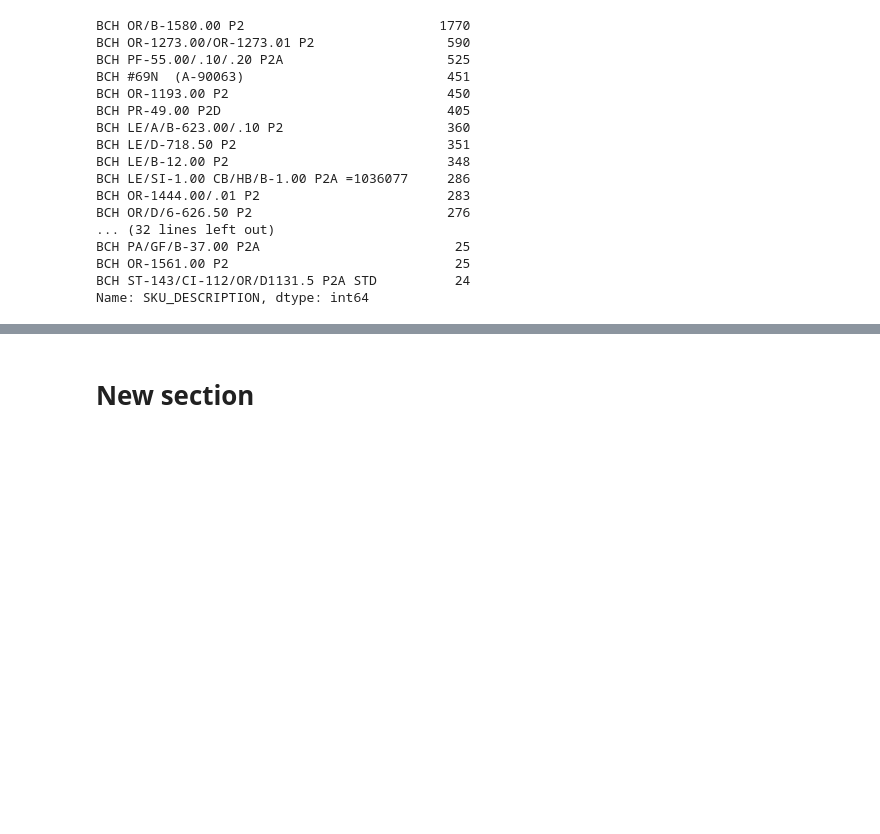
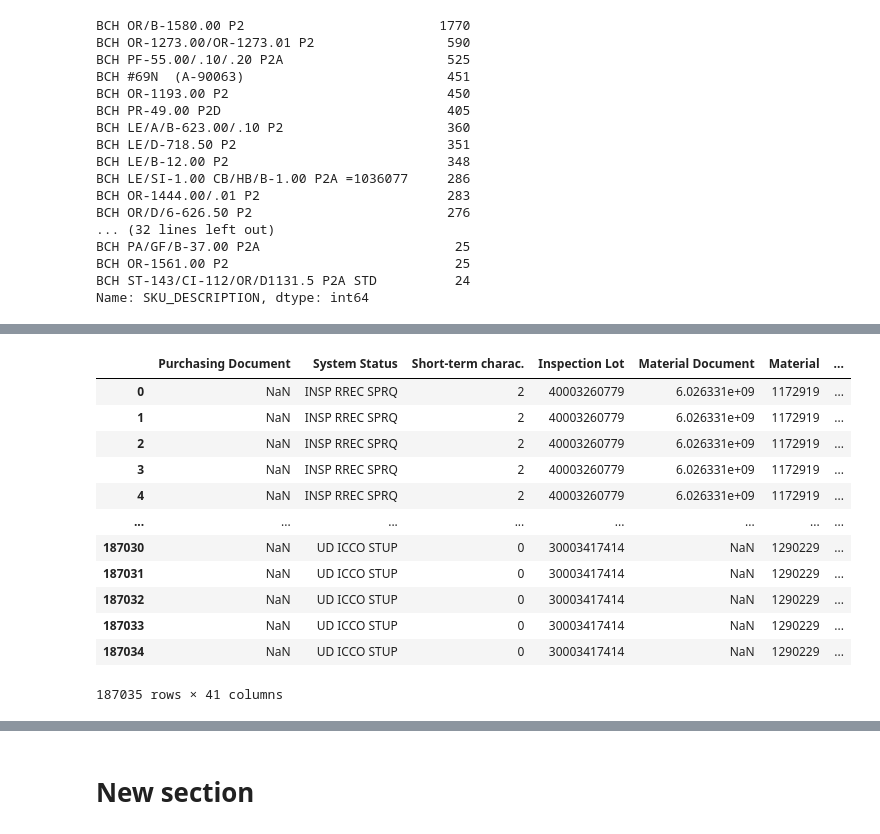
Before and after one commit to MichelleMoran431/Capstone---CCT, a Jupyter notebook: EDA_PART_1.ipynb, the cells around one changed output, grey strips where cells are left out. Cells and saved outputs as stored; diff of their text form; code cells hidden in the pictures; blank space fills up the shorter version.

```diff
--- a/EDA_PART_1.ipynb
+++ b/EDA_PART_1.ipynb
@@ -135,0 +139,3 @@ Name: SKU, dtype: int64
+# %%
+from google.colab import files
+uploaded2 = files.upload()
@@ -135,0 +145,4 @@ Name: SKU, dtype: int64
+# %%
+import io
+uploaded2 = pd.read_csv(io.BytesIO(uploaded2['Combined mucilage batches (1).csv']))
+# Dataset is now stored in a Pandas Dataframe
@@ -135,0 +176,19 @@ Name: SKU, dtype: int64
+# %%
+df_master = uploaded2.merge(uploaded,
+                   on = "Material",
+                   how = 'inner')
+df_master
+# %% [output]
+|  | Purchasing Document | System Status | Short-term charac. | Inspection Lot | Material Document | Material | ... |
+| 0 | NaN | INSP RREC SPRQ | 2 | 40003260779 | 6.026331e+09 | 1172919 | ... |
+| 1 | NaN | INSP RREC SPRQ | 2 | 40003260779 | 6.026331e+09 | 1172919 | ... |
+| 2 | NaN | INSP RREC SPRQ | 2 | 40003260779 | 6.026331e+09 | 1172919 | ... |
+| 3 | NaN | INSP RREC SPRQ | 2 | 40003260779 | 6.026331e+09 | 1172919 | ... |
+| 4 | NaN | INSP RREC SPRQ | 2 | 40003260779 | 6.026331e+09 | 1172919 | ... |
+| ... | ... | ... | ... | ... | ... | ... | ... |
+| 187030 | NaN | UD ICCO STUP | 0 | 30003417414 | NaN | 1290229 | ... |
+| 187031 | NaN | UD ICCO STUP | 0 | 30003417414 | NaN | 1290229 | ... |
+| 187032 | NaN | UD ICCO STUP | 0 | 30003417414 | NaN | 1290229 | ... |
+| 187033 | NaN | UD ICCO STUP | 0 | 30003417414 | NaN | 1290229 | ... |
+| 187034 | NaN | UD ICCO STUP | 0 | 30003417414 | NaN | 1290229 | ... |
+187035 rows × 41 columns
```
Also changed, not shown: parts of 13 cells of this notebook.
